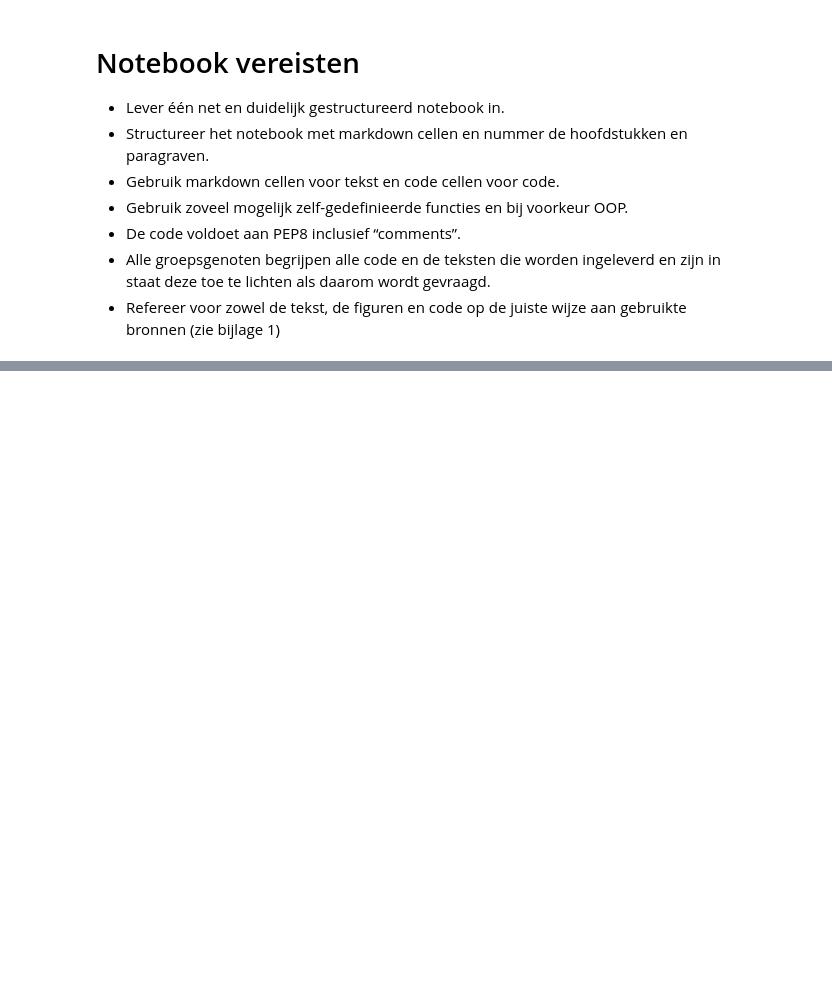
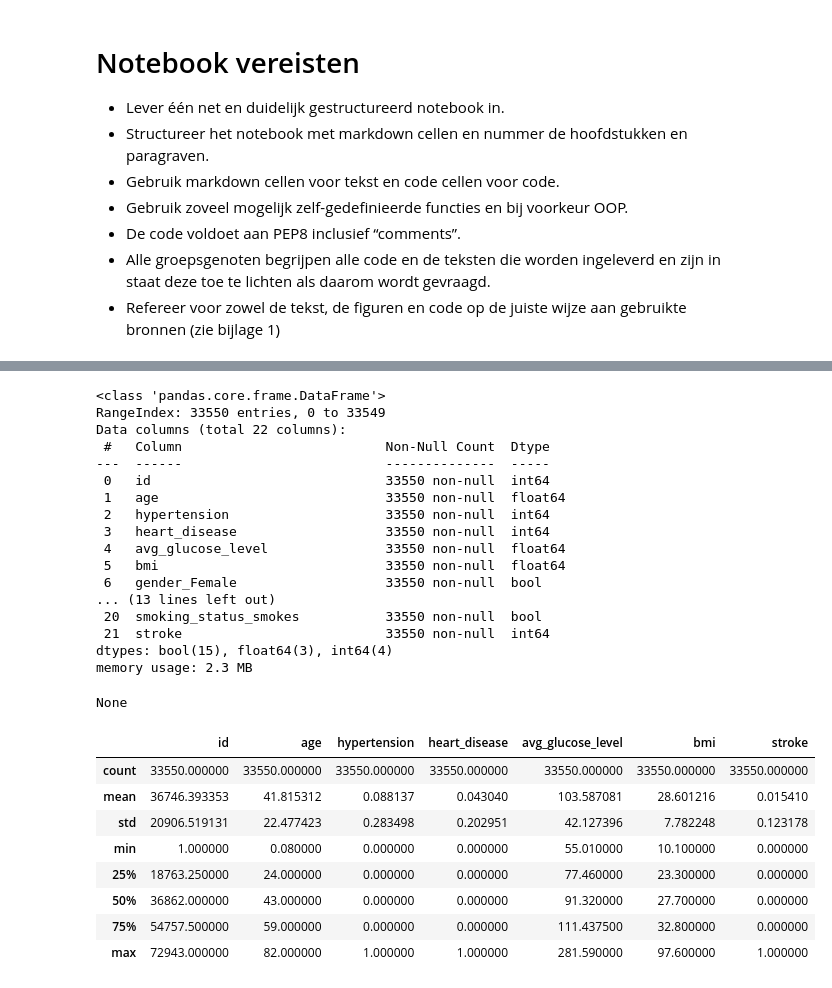
Before and after one commit to Roan-hhs/machine_learning_semester3, a Jupyter notebook: portfolio1.ipynb, the cells around one changed output, grey strips where cells are left out. Cells and saved outputs as stored; diff of their text form; code cells hidden in the pictures; blank space fills up the shorter version.

```diff
--- a/portfolio1.ipynb
+++ b/portfolio1.ipynb
@@ -37,0 +54,31 @@ None
+# %%
+display(df.info())
+display(df.describe())
+# %% [output]
+<class 'pandas.core.frame.DataFrame'>
+RangeIndex: 33550 entries, 0 to 33549
+Data columns (total 22 columns):
+ #   Column                          Non-Null Count  Dtype
+---  ------                          --------------  -----
+ 0   id                              33550 non-null  int64
+ 1   age                             33550 non-null  float64
+ 2   hypertension                    33550 non-null  int64
+ 3   heart_disease                   33550 non-null  int64
+ 4   avg_glucose_level               33550 non-null  float64
+ 5   bmi                             33550 non-null  float64
+ 6   gender_Female                   33550 non-null  bool
+... (13 lines left out)
+ 20  smoking_status_smokes           33550 non-null  bool
+ 21  stroke                          33550 non-null  int64
+dtypes: bool(15), float64(3), int64(4)
+memory usage: 2.3 MB
+None
+|  | id | age | hypertension | heart_disease | avg_glucose_level | bmi | stroke |
+| count | 33550.000000 | 33550.000000 | 33550.000000 | 33550.000000 | 33550.000000 | 33550.000000 | 33550.000000 |
+| mean | 36746.393353 | 41.815312 | 0.088137 | 0.043040 | 103.587081 | 28.601216 | 0.015410 |
+| std | 20906.519131 | 22.477423 | 0.283498 | 0.202951 | 42.127396 | 7.782248 | 0.123178 |
+| min | 1.000000 | 0.080000 | 0.000000 | 0.000000 | 55.010000 | 10.100000 | 0.000000 |
+| 25% | 18763.250000 | 24.000000 | 0.000000 | 0.000000 | 77.460000 | 23.300000 | 0.000000 |
+| 50% | 36862.000000 | 43.000000 | 0.000000 | 0.000000 | 91.320000 | 27.700000 | 0.000000 |
+| 75% | 54757.500000 | 59.000000 | 0.000000 | 0.000000 | 111.437500 | 32.800000 | 0.000000 |
+| max | 72943.000000 | 82.000000 | 1.000000 | 1.000000 | 281.590000 | 97.600000 | 1.000000 |
```
Also changed, not shown: parts of 11 cells of this notebook.
